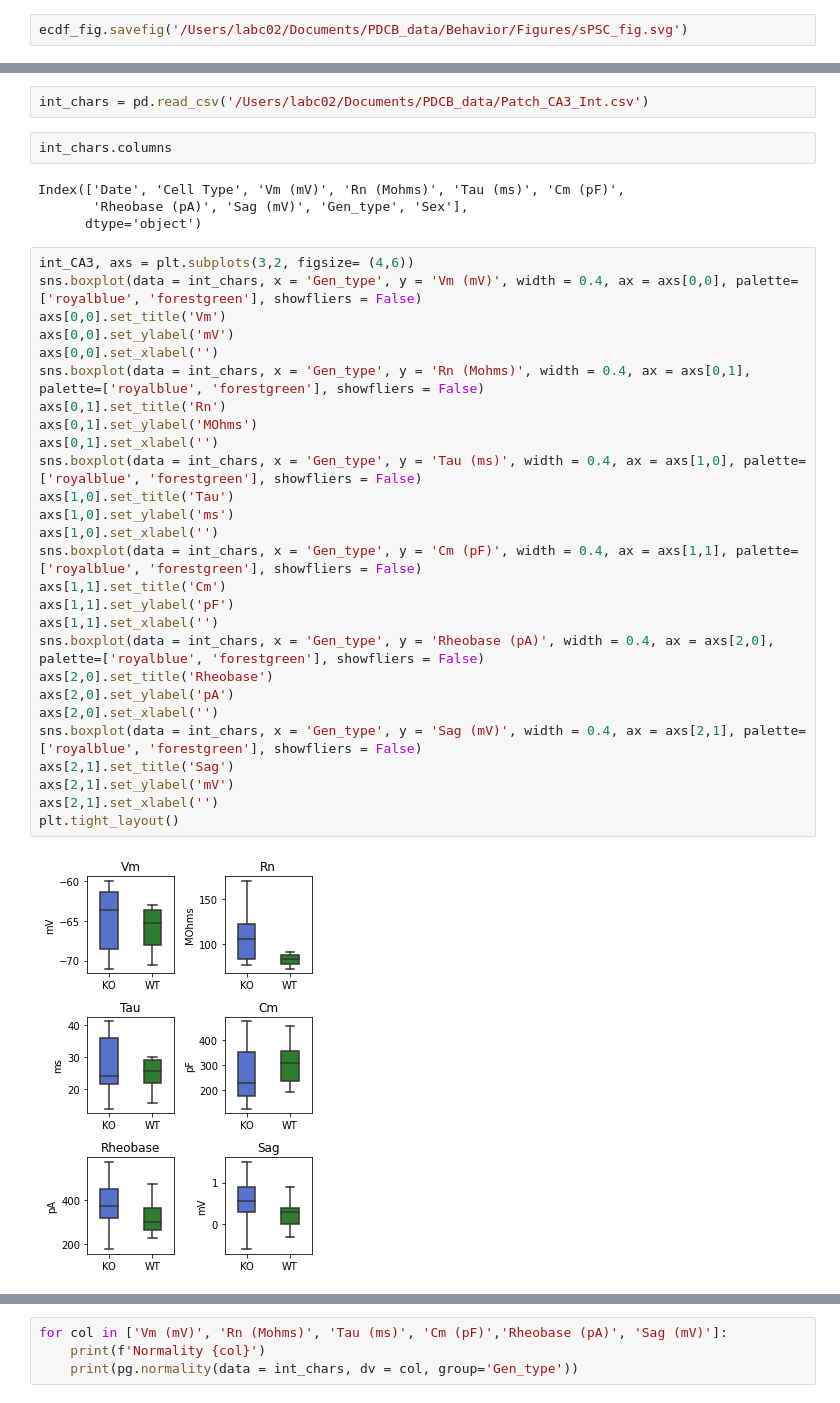
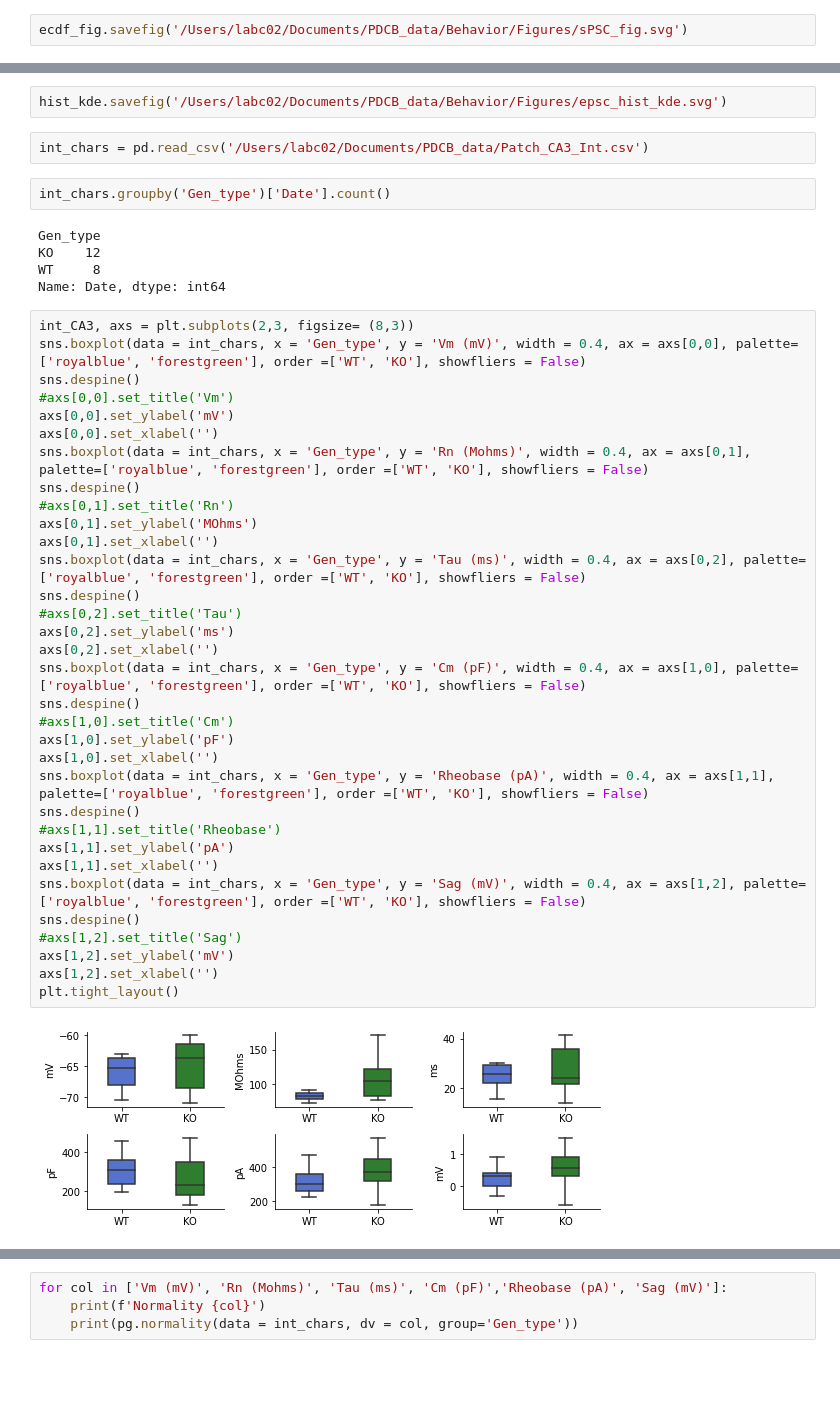
Before and after one commit to FMendezSlc/NeuroPy, a Jupyter notebook: Patch_analysis.ipynb, the cells around one changed output, grey strips where cells are left out. Saved outputs shown, nothing was run; the diff lists cells and outputs as text; blank space fills up the shorter version.

```diff
--- a/Patch_analysis.ipynb
+++ b/Patch_analysis.ipynb
@@ -149,38 +205,47 @@ ecdf_fig.savefig('/Users/labc02/Documents/PDCB_data/Behavior/Figures/sPSC_fig.sv
+# %%
+hist_kde.savefig('/Users/labc02/Documents/PDCB_data/Behavior/Figures/epsc_hist_kde.svg')
 # %%
 int_chars = pd.read_csv('/Users/labc02/Documents/PDCB_data/Patch_CA3_Int.csv')
-# %%
-int_chars.columns
-# %% [output]
-Index(['Date', 'Cell Type', 'Vm (mV)', 'Rn (Mohms)', 'Tau (ms)', 'Cm (pF)',
-       'Rheobase (pA)', 'Sag (mV)', 'Gen_type', 'Sex'],
-      dtype='object')
+# %%
+int_chars.groupby('Gen_type')['Date'].count()
+# %% [output]
+Gen_type
+KO    12
+WT     8
+Name: Date, dtype: int64
 # %%
-int_CA3, axs = plt.subplots(3,2, figsize= (4,6))
-sns.boxplot(data = int_chars, x = 'Gen_type', y = 'Vm (mV)', width = 0.4, ax = axs[0,0], palette=['royalblue', 'forestgreen'], showfliers = False)
-axs[0,0].set_title('Vm')
+int_CA3, axs = plt.subplots(2,3, figsize= (8,3))
+sns.boxplot(data = int_chars, x = 'Gen_type', y = 'Vm (mV)', width = 0.4, ax = axs[0,0], palette=['royalblue', 'forestgreen'], order =['WT', 'KO'], showfliers = False)
+sns.despine()
+#axs[0,0].set_title('Vm')
 axs[0,0].set_ylabel('mV')
 axs[0,0].set_xlabel('')
-sns.boxplot(data = int_chars, x = 'Gen_type', y = 'Rn (Mohms)', width = 0.4, ax = axs[0,1], palette=['royalblue', 'forestgreen'], showfliers = False)
-axs[0,1].set_title('Rn')
+sns.boxplot(data = int_chars, x = 'Gen_type', y = 'Rn (Mohms)', width = 0.4, ax = axs[0,1], palette=['royalblue', 'forestgreen'], order =['WT', 'KO'], showfliers = False)
+sns.despine()
+#axs[0,1].set_title('Rn')
 axs[0,1].set_ylabel('MOhms')
 axs[0,1].set_xlabel('')
-sns.boxplot(data = int_chars, x = 'Gen_type', y = 'Tau (ms)', width = 0.4, ax = axs[1,0], palette=['royalblue', 'forestgreen'], showfliers = False)
-axs[1,0].set_title('Tau')
-axs[1,0].set_ylabel('ms')
+sns.boxplot(data = int_chars, x = 'Gen_type', y = 'Tau (ms)', width = 0.4, ax = axs[0,2], palette=['royalblue', 'forestgreen'], order =['WT', 'KO'], showfliers = False)
+sns.despine()
+#axs[0,2].set_title('Tau')
+axs[0,2].set_ylabel('ms')
+axs[0,2].set_xlabel('')
+sns.boxplot(data = int_chars, x = 'Gen_type', y = 'Cm (pF)', width = 0.4, ax = axs[1,0], palette=['royalblue', 'forestgreen'], order =['WT', 'KO'], showfliers = False)
+sns.despine()
+#axs[1,0].set_title('Cm')
+axs[1,0].set_ylabel('pF')
 axs[1,0].set_xlabel('')
-sns.boxplot(data = int_chars, x = 'Gen_type', y = 'Cm (pF)', width = 0.4, ax = axs[1,1], palette=['royalblue', 'forestgreen'], showfliers = False)
-axs[1,1].set_title('Cm')
-axs[1,1].set_ylabel('pF')
+sns.boxplot(data = int_chars, x = 'Gen_type', y = 'Rheobase (pA)', width = 0.4, ax = axs[1,1], palette=['royalblue', 'forestgreen'], order =['WT', 'KO'], showfliers = False)
+sns.despine()
+#axs[1,1].set_title('Rheobase')
+axs[1,1].set_ylabel('pA')
 axs[1,1].set_xlabel('')
-sns.boxplot(data = int_chars, x = 'Gen_type', y = 'Rheobase (pA)', width = 0.4, ax = axs[2,0], palette=['royalblue', 'forestgreen'], showfliers = False)
-axs[2,0].set_title('Rheobase')
-axs[2,0].set_ylabel('pA')
-axs[2,0].set_xlabel('')
-sns.boxplot(data = int_chars, x = 'Gen_type', y = 'Sag (mV)', width = 0.4, ax = axs[2,1], palette=['royalblue', 'forestgreen'], showfliers = False)
-axs[2,1].set_title('Sag')
-axs[2,1].set_ylabel('mV')
-axs[2,1].set_xlabel('')
+sns.boxplot(data = int_chars, x = 'Gen_type', y = 'Sag (mV)', width = 0.4, ax = axs[1,2], palette=['royalblue', 'forestgreen'], order =['WT', 'KO'], showfliers = False)
+sns.despine()
+#axs[1,2].set_title('Sag')
+axs[1,2].set_ylabel('mV')
+axs[1,2].set_xlabel('')
 plt.tight_layout()
 # %% [output]
-[figure, old version]
+[figure, new version]
 # %%
```
Also changed, not shown: parts of 17 cells of this notebook, 6 other files.
